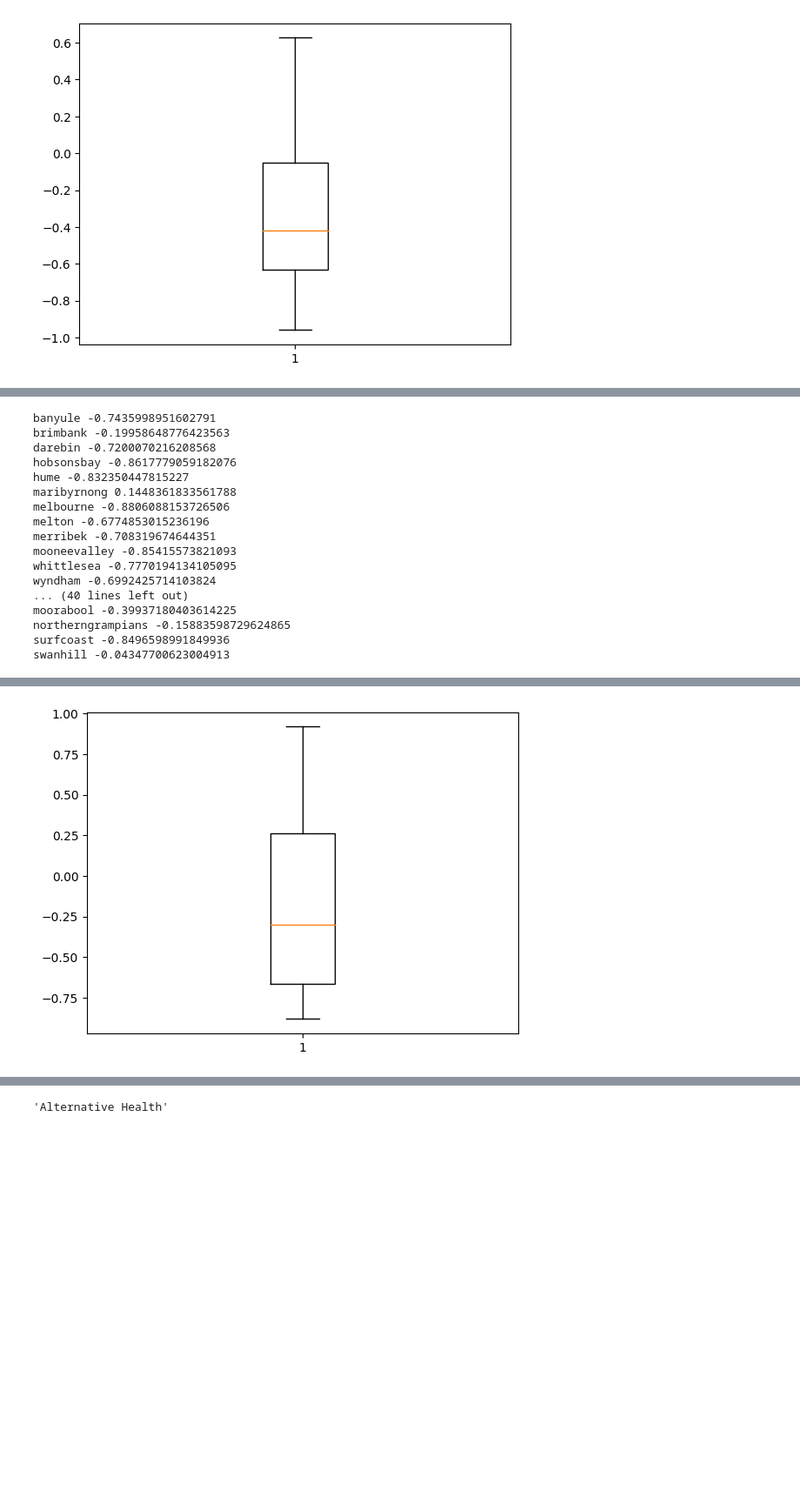
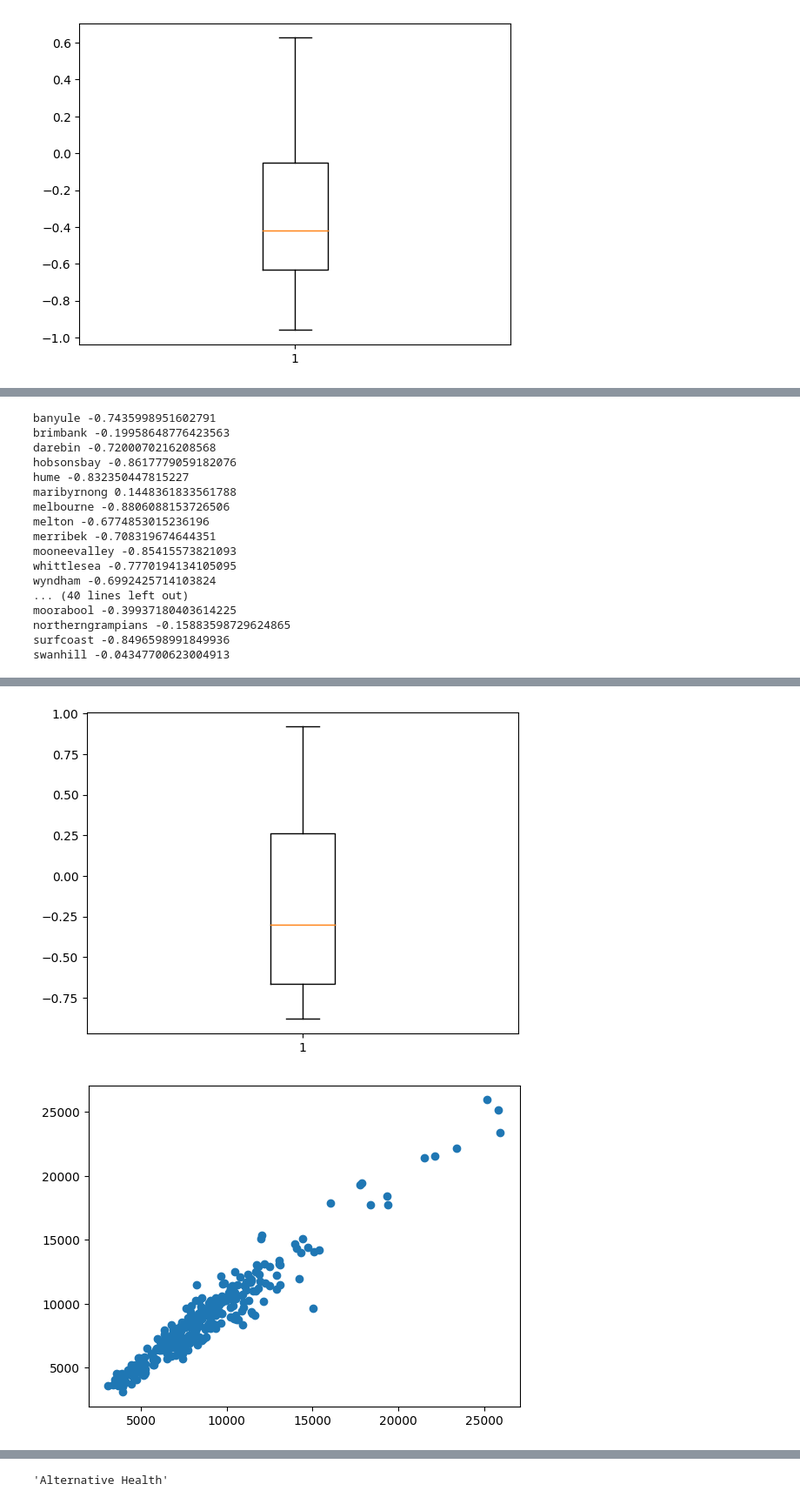
Before and after one commit to khangluong2004/COMP20008_Assignment2, a Jupyter notebook: khang/eda.ipynb, the cells around one changed output, grey strips where cells are left out. Shown at 87% size. Saved outputs shown, nothing was run; the diff lists cells and outputs as text; code cells hidden in the pictures; blank space fills up the shorter version.

```diff
--- a/khang/eda.ipynb
+++ b/khang/eda.ipynb
@@ -204,7 +204,8 @@ all_corr = []
 plt.figure()
 for lga in offences["LGA"].unique():
     lgaYear = [offences[(offences["LGA"] == lga)
-                        & (offences["Year"] == year)]["Rate per 100,000 population"].iloc[0] for year in allYear]
+                        & (offences["Year"] == year)]["Rate per 100,000 population"].iloc[0]
+                        for year in allYear]
     corr = np.corrcoef(allYear, lgaYear)[0][1]
     print(lga, corr)
     all_corr.append(corr)
@@ -221,33 +222,48 @@ plt.show()
 
 
 plt.figure()
 plt.boxplot(all_corr)
 plt.show()
+
+# Check relationship with the last year offence rate
+curYear = []
+lastYear = []
+for year in range(2015, 2021):
+    for lga in offences["LGA"].unique():
+        curYear.append(offences[(offences["LGA"] == lga)
+                                & (offences["Year"] == year)]["Rate per 100,000 population"].iloc[0])
+        lastYear.append(offences[(offences["LGA"] == lga)
+                                & (offences["Year"] == year - 1)]["Rate per 100,000 population"].iloc[0])
+
+plt.figure()
+plt.plot(lastYear, curYear, "o")
+plt.show()
 # %% [output]
 [figure]
 Overall coefficient
 [[ 1.        -0.6275269]
  [-0.6275269  1.       ]]
 [figure]
 banyule -0.7435998951602791
 brimbank -0.19958648776423563
 darebin -0.7200070216208568
 hobsonsbay -0.8617779059182076
 hume -0.832350447815227
 maribyrnong 0.1448361833561788
 melbourne -0.8806088153726506
 melton -0.6774853015236196
 merribek -0.708319674644351
 mooneevalley -0.85415573821093
 whittlesea -0.7770194134105095
 wyndham -0.6992425714103824
 ... (40 lines left out)
 moorabool -0.39937180403614225
 northerngrampians -0.15883598729624865
 surfcoast -0.8496598991849936
 swanhill -0.04347700623004913
 [figure]
 [figure]
+[figure, added]
 # %%
 # EDA for communities
 # Multiple features: Perhaps should trim it down first with correlation
```
Also changed, not shown: 3 other files.
